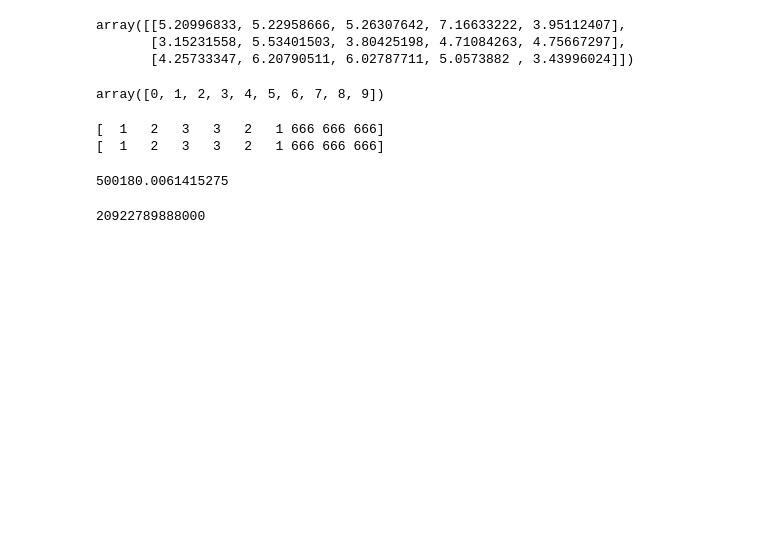
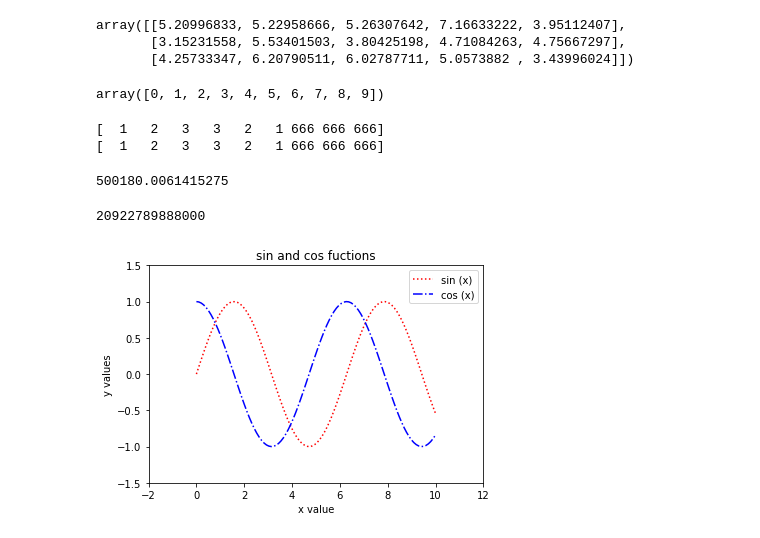
Before and after one commit to tenzu/python_demos, a Jupyter notebook: tmp.ipynb, the cells around one changed output. Drawn from its saved outputs; the diff is of its cells as text; code cells hidden in the pictures; blank space fills up the shorter version.

```diff
--- a/tmp.ipynb
+++ b/tmp.ipynb
@@ -50,3 +50,19 @@ X=np.arange(16).reshape(4,-1)
 np.sum(X,axis=0)
 # %% [output]
 20922789888000
+# %%
+import numpy as np
+import matplotlib.pyplot as plt
+x = np.linspace(0, 10, 100)
+siny = np.sin(x)
+cosy = np.cos(x)
+plt.plot(x, siny, color='red', linestyle=':', label="sin (x)")    # 生成折线图，可指定颜色、线型、图例等参数
+plt.plot(x, cosy, c='b', linestyle='-.', label="cos (x)")    # 再次调用plt.plot可绘制下一条曲线
+plt.axis([-2, 12, -1.5, 1.5])    # 指定 x 和 y 轴显示范围
+plt.xlabel("x value")    # 添加 x 轴文字说明
+plt.ylabel("y values")    # 添加 y 轴文字说明
+plt.legend()    # 要求显示图例
+plt.title("sin and cos fuctions")
+plt.show()    # 最后渲染生成图像
+# %% [output]
+[figure, added]
```
Also changed, not shown: parts of 2 cells of this notebook.
